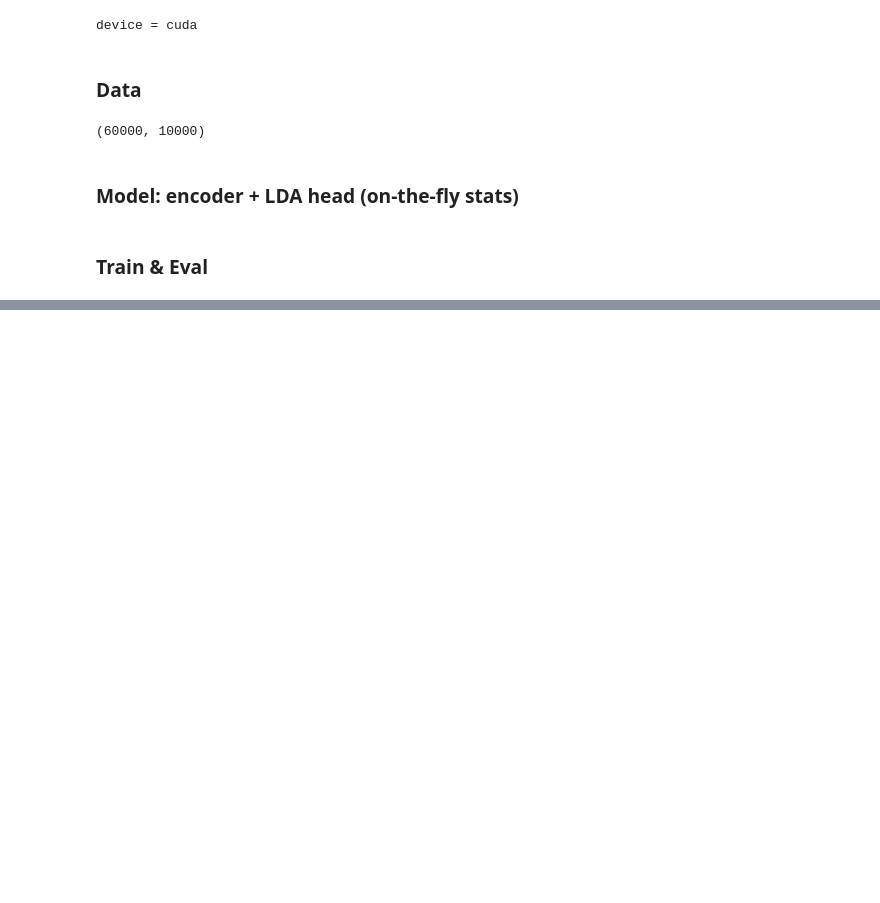
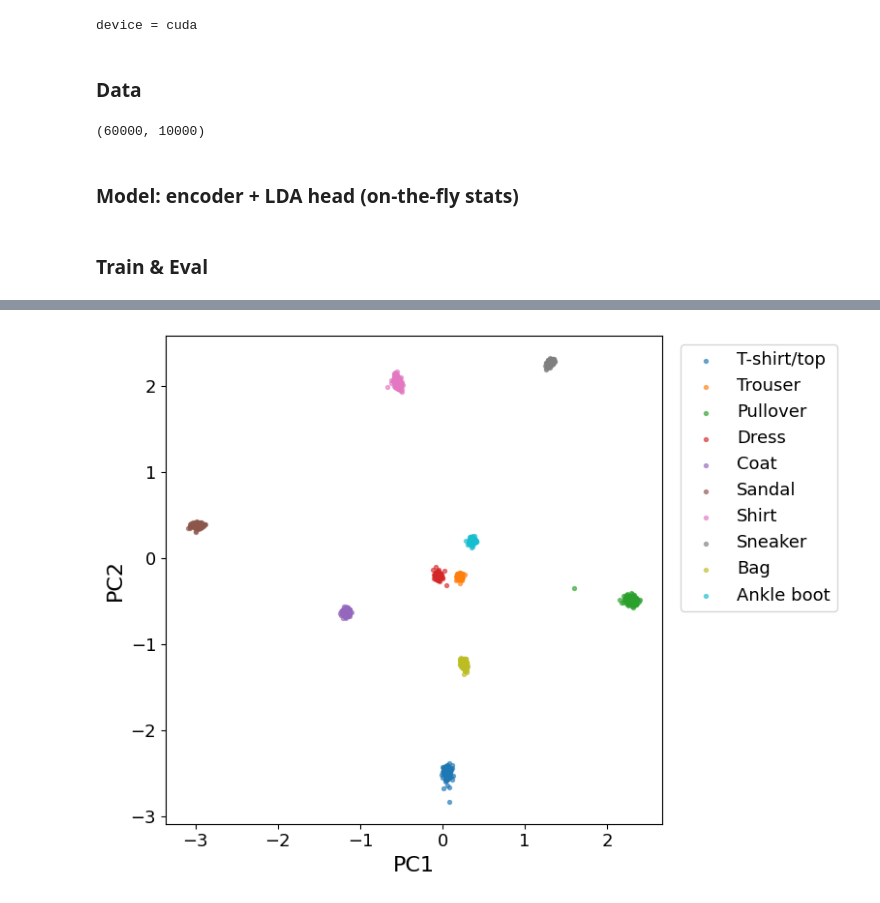
Before and after one commit to zh3nis/lda, a Jupyter notebook: FashionMNIST.ipynb, the cells around one changed output, grey strips where cells are left out. Cells and saved outputs as stored; diff of their text form; code cells hidden in the pictures; blank space fills up the shorter version.

```diff
--- a/FashionMNIST.ipynb
+++ b/FashionMNIST.ipynb
@@ -63,10 +73,10 @@ def evaluate(model, loader):
 model = DeepLDA(C=10, D=9).to(device)
 opt = torch.optim.Adam(model.encoder.parameters())
 #loss_fn = nn.CrossEntropyLoss()
-#loss_fn = nn.NLLLoss()
-loss_fn = LDALoss()
+loss_fn = nn.NLLLoss()
+#loss_fn = LDALoss()
 
-for epoch in range(1, 41):
+for epoch in range(1, 101):
     model.train()
     loss_sum = acc_sum = n_sum = 0
     for x, y in train_ld:
@@ -102,0 +113,37 @@ for epoch in range(1, 41):
+# %%
+import matplotlib.pyplot as plt
+
+model.eval()
+embeds, labels = [], []
+with torch.no_grad():
+    for i, (x, y) in enumerate(train_ld):   # use train_ld if you prefer
+        x = x.to(device)
+        z = model.encoder(x).cpu()
+        embeds.append(z)
+        labels.append(y)
+        if i >= 9:   # 10 batches ≈10k points; raise/lower to taste
+            break
+
+z = torch.cat(embeds)
+y = torch.cat(labels)
+
+# 2D projection (PCA)
+z0 = z - z.mean(0, keepdim=True)
+U, S, V = torch.pca_lowrank(z0, q=2)
+z2 = z0 @ V[:, :2]
+
+plt.rcParams.update({
+    "font.size": 14, "axes.labelsize": 16, "legend.fontsize": 13,
+    "xtick.labelsize": 13, "ytick.labelsize": 13
+})
+
+plt.figure(figsize=(8, 6))
+for c in range(10):
+    idx = y == c
+    plt.scatter(z2[idx, 0], z2[idx, 1], s=8, alpha=0.6, label=train_ds.classes[c])
+plt.legend(bbox_to_anchor=(1.02, 1), loc="upper left")
+plt.xlabel("PC1"); plt.ylabel("PC2")
+plt.tight_layout()
+plt.savefig('plots/fashion_mnist_lda_embeddings.png', dpi=600)
+# %% [output]
+[figure, added]
```
Also changed, not shown: parts of 3 cells of this notebook, 11 other files.
